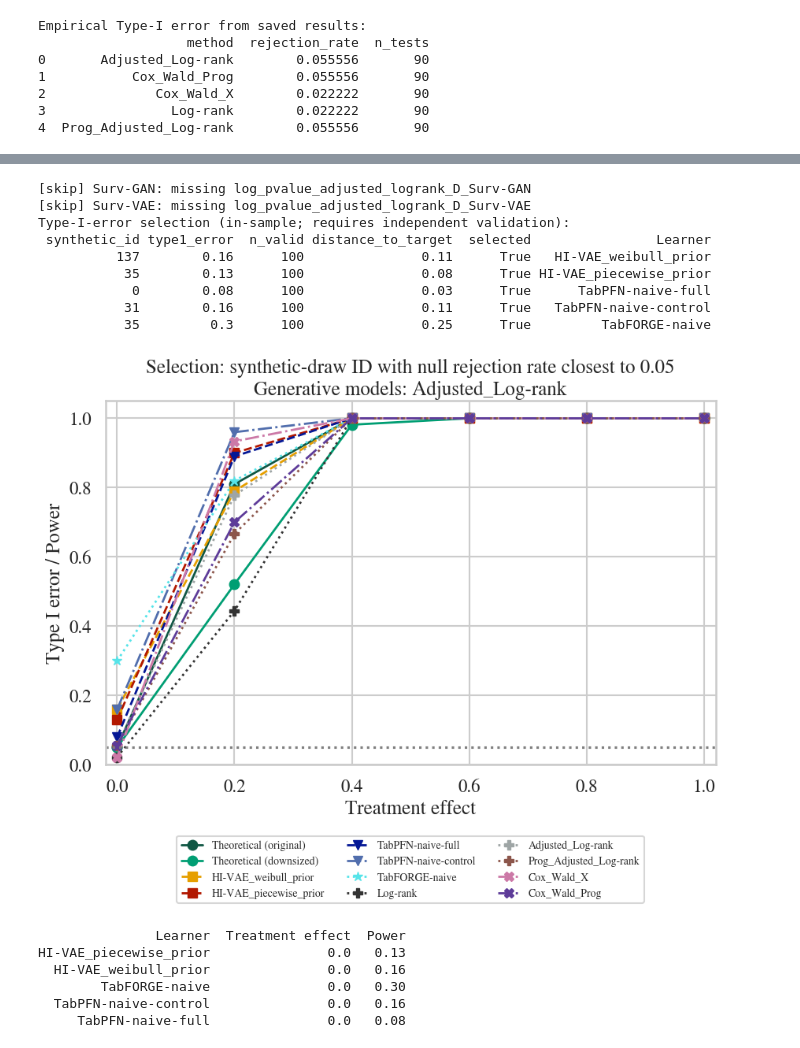
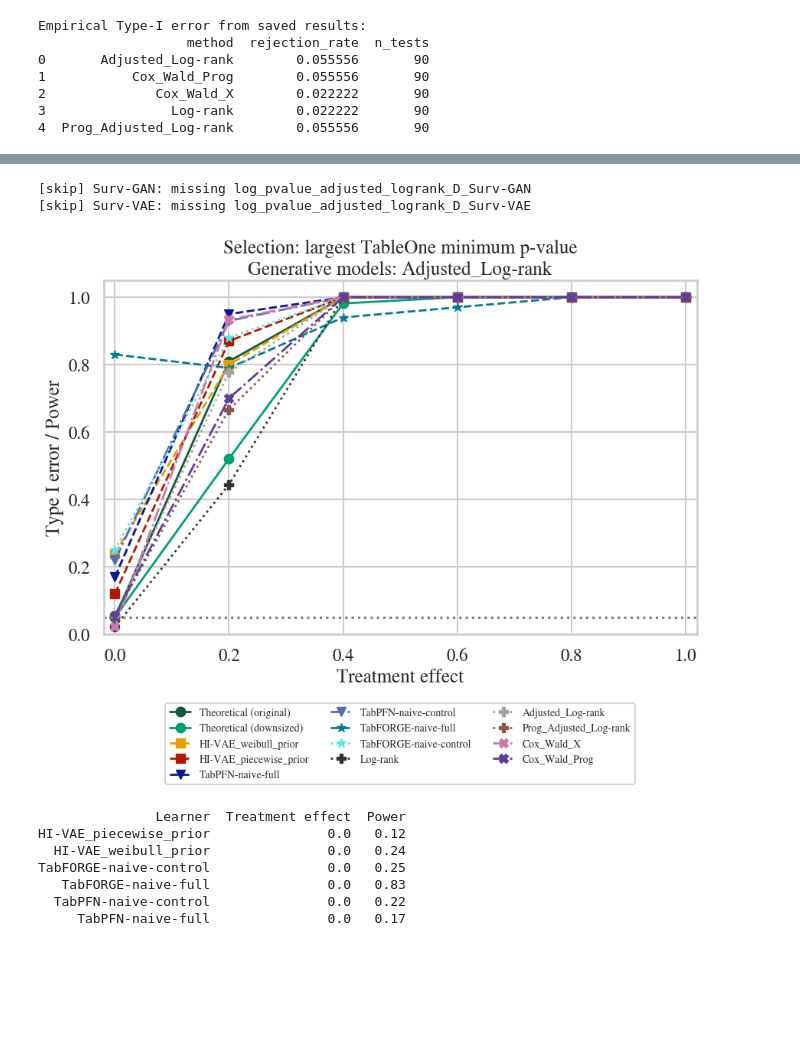
Before and after one commit to aguilloux/survgen-clinical-trials, a Jupyter notebook: tutorials/tutorial_simulation_PROCOVA_nMC100_N3000.ipynb, the cells around one changed output, grey strips where cells are left out. Cells and saved outputs as stored; diff of their text form; code cells hidden in the pictures; blank space fills up the shorter version.

Commit message:
TabSyn-naive version

```diff
--- a/tutorials/tutorial_simulation_PROCOVA_nMC100_N3000.ipynb
+++ b/tutorials/tutorial_simulation_PROCOVA_nMC100_N3000.ipynb
@@ -117,7 +117,8 @@ generators_sel = [
     "Surv-VAE",
     "TabPFN-naive-full",
     "TabPFN-naive-control",
-    "TabFORGE-naive",
+    "TabFORGE-naive-full",
+    "TabFORGE-naive-control",
 ]
 
 current_path = Path.cwd()
@@ -171,9 +172,12 @@ separate_sources = {
     "TabPFN-naive-control": load_generator_results(
         tabpfn_control_results_dir, "TabPFN-naive-control"),
 }
-separate_sources["TabFORGE-naive"] = load_generator_results(
+separate_sources["TabFORGE-naive-control"] = load_generator_results(
     folder_path_traincontrol / f"results_two_stage_TabFORGE_N{n_samples}_control1of3_bisbis",
-    "TabFORGE-naive", stored_name="TabFORGE-naive")
+    "TabFORGE-naive-control", stored_name="TabFORGE-naive")
+separate_sources["TabFORGE-naive-full"] = load_generator_results(
+    folder_path_trainfull / f"results_two_stage_TabFORGE_N{n_samples}_control1of3",
+    "TabFORGE-naive-full", effect_subdirs=True, stored_name="TabFORGE-naive")
 print("TabFORGE: preliminary scratch decoder/diffusion run; pretrained encoder. "
       "Synthetic draws within an MC seed are dependent; inspect MC counts below.")
 for column in ["aug_perc", "H0_coef", "H0_coef_univ", "D_control", "D_treated"]:
@@ -251,7 +255,8 @@ styles = {
     "Surv-VAE": {"color": "#009E96", "ls": "--", "marker": "^"},
     "TabPFN-naive-full": {"color": "#041795", "ls": "--", "marker": "v"},
     "TabPFN-naive-control": {"color": "#516EAD", "ls": "-.", "marker": "v"},
-    "TabFORGE-naive": {"color": "#56E4E9", "ls": ":", "marker": "*"},
+    "TabFORGE-naive-full": {"color": "#007C91", "ls": "--", "marker": "*"},
+    "TabFORGE-naive-control": {"color": "#56E4E9", "ls": ":", "marker": "*"},
     "Log-rank": {"color": "#333333", "ls": ":", "marker": "P"},
     "Adjusted_Log-rank": {"color": "#9EA5A5", "ls": ":", "marker": "P"},
     "Prog_Adjusted_Log-rank": {"color": "#8C564B", "ls": ":", "marker": "P"},
@@ -334,6 +340,6 @@ Theoretical (downsized)      0.050429
 # %%
 # ---------- All selection methods: change only SELECTION_METHOD ----------
-SELECTION_METHOD = "type1"  # "logrank", "tableone", or "type1"
+SELECTION_METHOD = "tableone"  # "logrank", "tableone", or "type1"
 SELECTION_LABELS = {
     "logrank": "largest synthetic-vs-real-control log-rank p-value",
     "tableone": "largest TableOne minimum p-value",
@@ -400,47 +406,41 @@ selected_frames, selection_diagnostics = [], []
 for generator in generators_sel:
     selected, diagnostic = select_generator_draws(generator_results(generator), generator, SELECTION_METHOD)
     if not selected.empty:
         selected_frames.append(selected)
     if not diagnostic.empty:
         selection_diagnostics.append(diagnostic)
 selected_generated = pd.concat(selected_frames, ignore_index=True)
 selected_power = (selected_generated.groupby(["Learner", "H0_coef"])["reject"]
                   .mean().reset_index()
                   .rename(columns={"H0_coef": "Treatment effect", "reject": "Power"}))
 selection_diagnostics = (pd.concat(selection_diagnostics, ignore_index=True)
                          if selection_diagnostics else pd.DataFrame())
 if not selection_diagnostics.empty:
     print("Type-I-error selection (in-sample; requires independent validation):")
     print(selection_diagnostics[selection_diagnostics.selected].to_string(index=False))
 
 selected_fig, selected_ax = plt.subplots(figsize=(10, 6))
 selected_plot = pd.concat([selected_power, df_plot[df_plot.Learner.isin(statistical_methods + ["Theoretical (original)", "Theoretical (downsized)"])]], ignore_index=True)
 for learner, style in styles.items():
     curve = selected_plot[selected_plot.Learner == learner].sort_values("Treatment effect")
     if not curve.empty:
         selected_ax.plot(curve["Treatment effect"], curve.Power, label=learner, color=style["color"], linestyle=style["ls"], marker=style["marker"], linewidth=2)
 selected_ax.set(title=f"Selection: {SELECTION_LABELS[SELECTION_METHOD]}\nGenerative models: {GENERATOR_TEST}", xlabel="Treatment effect", ylabel="Type I error / Power", xlim=(-0.02, 1.02), ylim=(0, 1.05))
 selected_ax.axhline(alpha, color="gray", linestyle=":")
 selected_ax.legend(loc="upper center", bbox_to_anchor=(0.5, -0.18), ncol=3, fontsize=10)
 plt.show()
 print(selected_power[np.isclose(selected_power["Treatment effect"], 0)].to_string(index=False))
 # %% [output]
 [skip] Surv-GAN: missing log_pvalue_adjusted_logrank_D_Surv-GAN
 [skip] Surv-VAE: missing log_pvalue_adjusted_logrank_D_Surv-VAE
-Type-I-error selection (in-sample; requires independent validation):
- synthetic_id type1_error  n_valid distance_to_target  selected                Learner
-          137        0.16      100               0.11      True   HI-VAE_weibull_prior
-           35        0.13      100               0.08      True HI-VAE_piecewise_prior
-            0        0.08      100               0.03      True      TabPFN-naive-full
-           31        0.16      100               0.11      True   TabPFN-naive-control
-           35         0.3      100               0.25      True         TabFORGE-naive
-[figure, old version]
+[figure, new version]
                Learner  Treatment effect  Power
-HI-VAE_piecewise_prior               0.0   0.13
-  HI-VAE_weibull_prior               0.0   0.16
-        TabFORGE-naive               0.0   0.30
-  TabPFN-naive-control               0.0   0.16
-     TabPFN-naive-full               0.0   0.08
+HI-VAE_piecewise_prior               0.0   0.12
+  HI-VAE_weibull_prior               0.0   0.24
+TabFORGE-naive-control               0.0   0.25
+   TabFORGE-naive-full               0.0   0.83
+  TabPFN-naive-control               0.0   0.22
+     TabPFN-naive-full               0.0   0.17
 # %%
 # Calibrated rejection thresholds: c_k is the empirical 95th percentile of
 # |Z_k| under H0, calibrated separately for all-draw and selected-draw curves.
```
Also changed, not shown: parts of 5 cells of this notebook, 4 other files.
